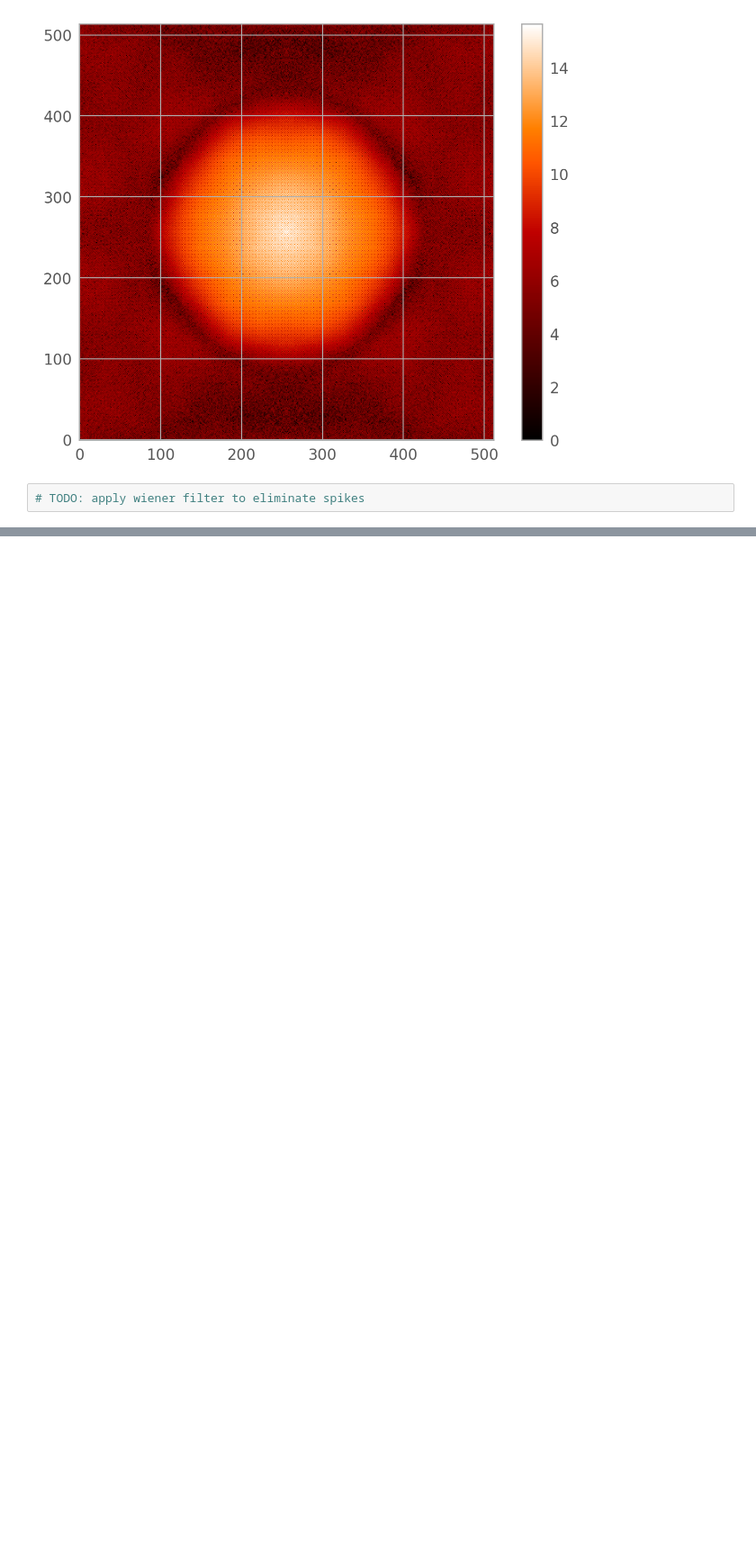
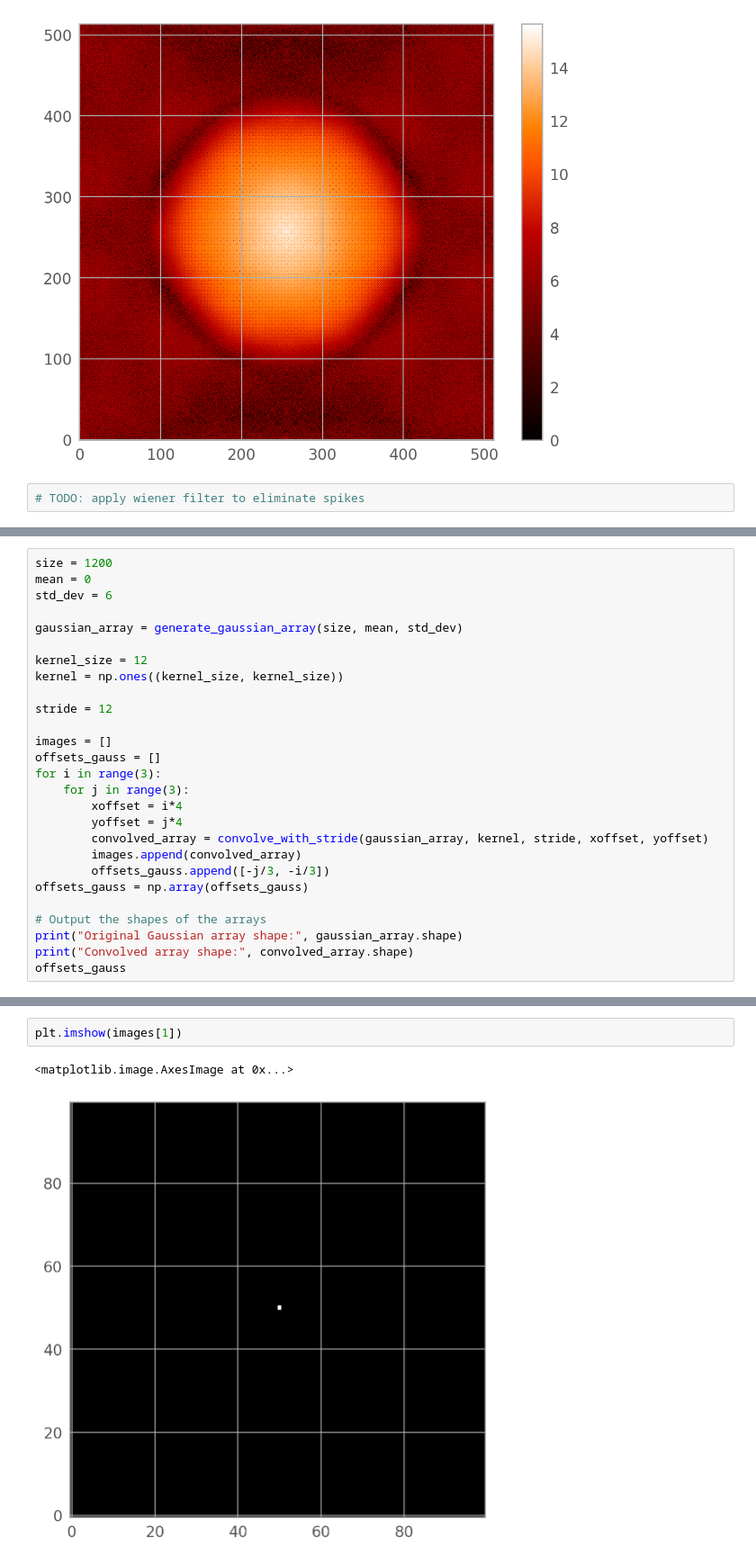
Before and after one commit to Chisen-Lupus/proper-dither, a Jupyter notebook: docs/2-coadd-using-updated-code.ipynb, the cells around one changed output, grey strips where cells are left out. Shown at 90% size. Saved outputs shown, nothing was run; the diff lists cells and outputs as text; blank space fills up the shorter version.

```diff
--- a/docs/2-coadd-using-updated-code.ipynb
+++ b/docs/2-coadd-using-updated-code.ipynb
@@ -314,0 +336,27 @@ plt.show()
+# %%
+size = 1200
+mean = 0
+std_dev = 6
+
+gaussian_array = generate_gaussian_array(size, mean, std_dev)
+
+kernel_size = 12
+kernel = np.ones((kernel_size, kernel_size))
+
+stride = 12
+
+images = []
+offsets_gauss = []
+for i in range(3):
+    for j in range(3):
+        xoffset = i*4
+        yoffset = j*4
+        convolved_array = convolve_with_stride(gaussian_array, kernel, stride, xoffset, yoffset)
+        images.append(convolved_array)
+        offsets_gauss.append([-j/3, -i/3])
+offsets_gauss = np.array(offsets_gauss)
+
+# Output the shapes of the arrays
+print("Original Gaussian array shape:", gaussian_array.shape)
+print("Convolved array shape:", convolved_array.shape)
+offsets_gauss
@@ -314,0 +419,5 @@ plt.show()
+# %%
+plt.imshow(images[1])
+# %% [output]
+<matplotlib.image.AxesImage at 0x...>
+[figure, added]
```
Also changed, not shown: parts of 4 cells of this notebook.
